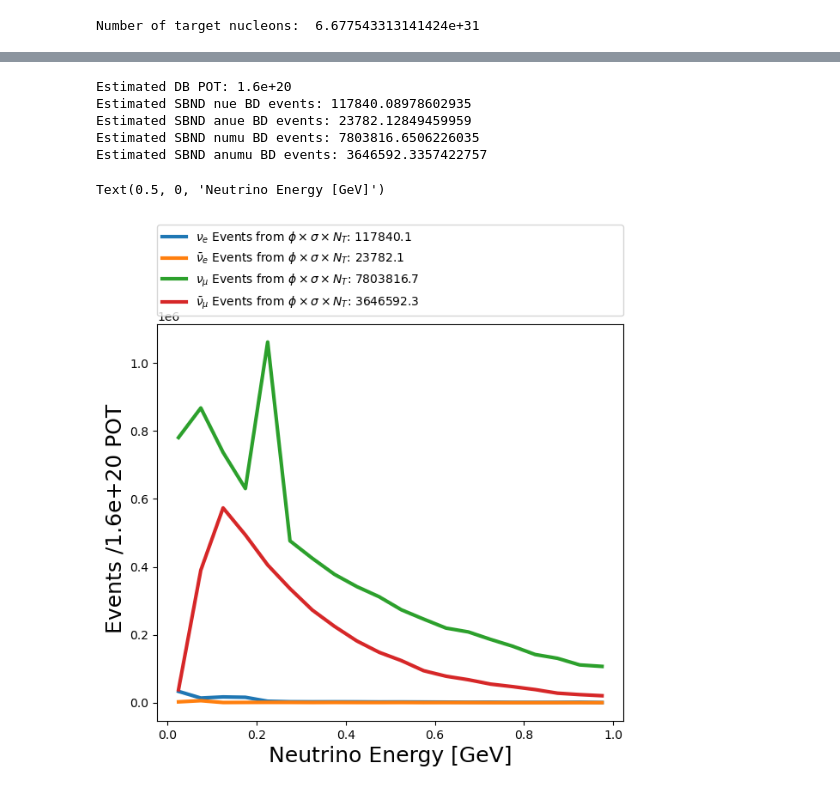
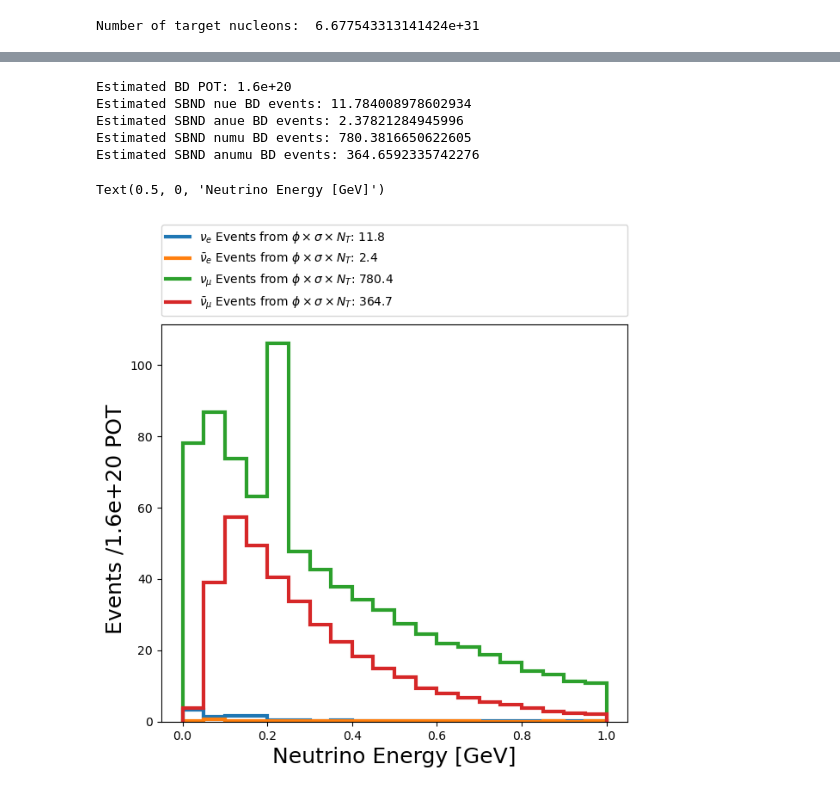
Before and after one commit to miquelnebot/BeamDump, a Jupyter notebook: rates.ipynb, the cells around one changed output, grey strips where cells are left out. Saved outputs shown, nothing was run; the diff lists cells and outputs as text; code cells hidden in the pictures.

```diff
--- a/rates.ipynb
+++ b/rates.ipynb
@@ -152,7 +154,7 @@ events = {
     'sbnd_anumu_BD': [],
 }
 #MARLEY cross section is in units of 10^{-42} cm^2 per nucleon, so we divide by 40 to get per Ar nucleus
-Marley_xsec_per_nucleus = 1e-38 / 40
+Marley_xsec_per_nucleus = 1e-42 / 40
 
 #POT
 pot_target = 1.6e20
@@ -161,7 +163,7 @@ print('Estimated DB POT:', pot_target)
 # nue, SBND BD
 for b, f in zip(bin_centers, sbnd_nue_BDflux):
 
-    # Flux per POT target per cm2
+    # Flux per POT target per cm2 (convert from per 4pi m^2 to per cm^2 and multiply by POT)
     f = f/(4*np.pi) * 1e-4 * pot_target
 
     # Interpolate the xsec graph at our bin energy
@@ -245,11 +247,12 @@ events = {
     'sbnd_anumu_BD_1Gev': [],
 }
 #MARLEY cross section is in units of 10^{-42} cm^2 per nucleon, so we divide by 40 to get per Ar nucleus
-Marley_xsec_per_nucleus = 1e-38 / 40
+Marley_xsec_per_nucleus = 1e-42 / 40
 
 #POT
+#2e20 as beam-dump max
 pot_target = 1.6e20
-print('Estimated DB POT:', pot_target)
+print('Estimated BD POT:', pot_target)
 
 # nue, SBND BD
 for b, f in zip(bin_centers, sbnd_nue_BDflux):
@@ -298,33 +301,59 @@ for b, f in zip(bin_centers, sbnd_anumu_BDflux):
     events['sbnd_anumu_BD_1Gev'].append(f * xsec * n_targets)
 print('Estimated SBND anumu BD events:', sum(events['sbnd_anumu_BD_1Gev']))
 # %% [output]
-Estimated DB POT: 1.6e+20
-Estimated SBND nue BD events: 117840.08978602935
-Estimated SBND anue BD events: 23782.12849459959
-Estimated SBND numu BD events: 7803816.6506226035
-Estimated SBND anumu BD events: 3646592.3357422757
+Estimated BD POT: 1.6e+20
+Estimated SBND nue BD events: 11.784008978602934
+Estimated SBND anue BD events: 2.37821284945996
+Estimated SBND numu BD events: 780.3816650622605
+Estimated SBND anumu BD events: 364.6592335742276
 # %%
 #<1GeV
 
 fig, ax = plt.subplots(ncols=1, nrows=1, figsize=(7, 6))
-ax.plot(bin_centers, events['sbnd_nue_BD_1Gev'], color=colors[0], linewidth=3,
-        label=r'$\nu_e$ Events from $\phi \times \sigma \times N_T$: ' + f"{np.sum(events['sbnd_nue_BD_1Gev']):.1f}")
+#ax.plot(bin_centers, events['sbnd_nue_BD_1Gev'], color=colors[0], linewidth=3,
+#        label=r'$\nu_e$ Events from $\phi \times \sigma \times N_T$: ' + f"{np.sum(events['sbnd_nue_BD_1Gev']):.1f}")
+ax.stairs(
+    events['sbnd_nue_BD_1Gev'],
+    edges_1GeV,
+    color=colors[0],
+    linewidth=3,
+    label=r'$\nu_e$ Events from $\phi \times \sigma \times N_T$: '
+          + f"{np.sum(events['sbnd_nue_BD_1Gev']):.1f}"
+)
 
-ax.plot(bin_centers, events['sbnd_anue_BD_1Gev'], color=colors[1], linewidth=3,
-        label=r'$\bar{\nu}_e$ Events from $\phi \times \sigma \times N_T$: ' + f"{np.sum(events['sbnd_anue_BD_1Gev']):.1f}")
+ax.stairs(
+    events['sbnd_anue_BD_1Gev'],
+    edges_1GeV,
+    color=colors[1],
+    linewidth=3,
+    label=r'$\bar{\nu}_e$ Events from $\phi \times \sigma \times N_T$: '
+          + f"{np.sum(events['sbnd_anue_BD_1Gev']):.1f}"
+)
 
-ax.plot(bin_centers, events['sbnd_numu_BD_1Gev'], color=colors[2], linewidth=3,
-        label=r'$\nu_\mu$ Events from $\phi \times \sigma \times N_T$: ' + f"{np.sum(events['sbnd_numu_BD_1Gev']):.1f}")
+ax.stairs(
+    events['sbnd_numu_BD_1Gev'],
+    edges_1GeV,
+    color=colors[2],
+    linewidth=3,
+    label=r'$\nu_\mu$ Events from $\phi \times \sigma \times N_T$: '
+          + f"{np.sum(events['sbnd_numu_BD_1Gev']):.1f}"
+)
 
-ax.plot(bin_centers, events['sbnd_anumu_BD_1Gev'], color=colors[3], linewidth=3,
-        label=r'$\bar{\nu}_\mu$ Events from $\phi \times \sigma \times N_T$: ' + f"{np.sum(events['sbnd_anumu_BD_1Gev']):.1f}")
+ax.stairs(
+    events['sbnd_anumu_BD_1Gev'],
+    edges_1GeV,
+    color=colors[3],
+    linewidth=3,
+    label=r'$\bar{\nu}_\mu$ Events from $\phi \times \sigma \times N_T$: '
+          + f"{np.sum(events['sbnd_anumu_BD_1Gev']):.1f}"
+)
 
 #ax.legend(fontsize=14, loc=1)
 ax.legend(bbox_to_anchor=(0, 1.02, 1, 0.2), loc="lower left",
           mode="expand", borderaxespad=0, ncol=1)
 #ax.set_title('SBND BeamDump Event Rate', fontsize=18)
 ax.set_ylabel(r' Events /' + f'{pot_target:.1e}' + r' POT',fontsize=18)
 ax.set_xlabel('Neutrino Energy [GeV]',fontsize=18)
 # %% [output]
 Text(0.5, 0, 'Neutrino Energy [GeV]')
-[figure, old version]
+[figure, new version]
```
Also changed, not shown: parts of 3 cells of this notebook.
